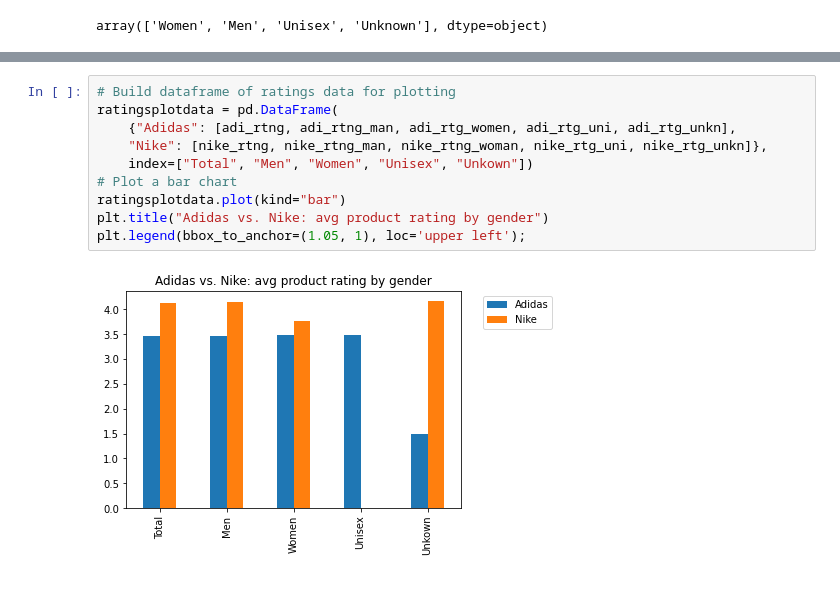
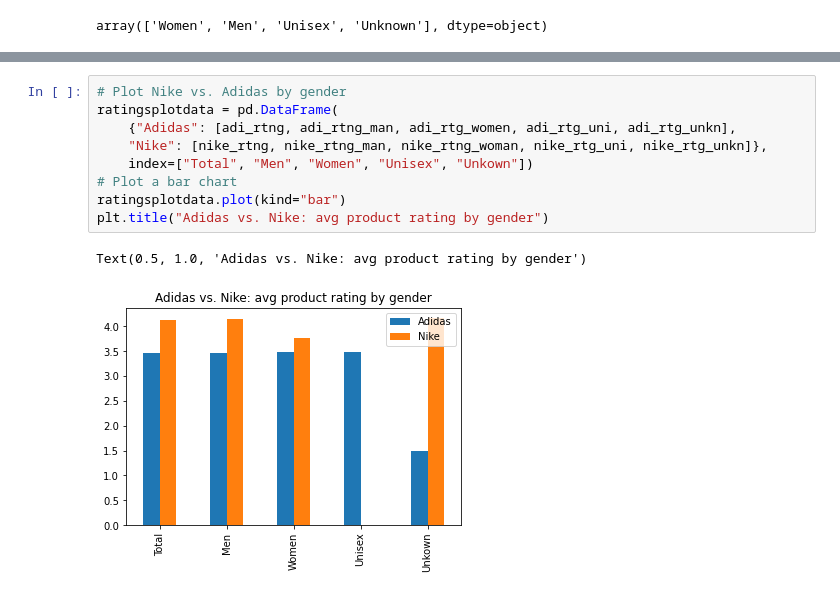
Before and after one commit to abgarberpaul/Nike-vs-Adidas, a Jupyter notebook: AHF_Data_Exploration.ipynb, the cells around one changed output, grey strips where cells are left out. Drawn from its saved outputs; the diff is of its cells as text.

Commit message:
gender rating chart

```diff
--- a/AHF_Data_Exploration.ipynb
+++ b/AHF_Data_Exploration.ipynb
@@ -198,12 +145,12 @@ nike_rtg_unkn
 # %%
-# Build dataframe of ratings data for plotting
+# Plot Nike vs. Adidas by gender
 ratingsplotdata = pd.DataFrame(
     {"Adidas": [adi_rtng, adi_rtng_man, adi_rtg_women, adi_rtg_uni, adi_rtg_unkn],
     "Nike": [nike_rtng, nike_rtng_man, nike_rtng_woman, nike_rtg_uni, nike_rtg_unkn]},
     index=["Total", "Men", "Women", "Unisex", "Unkown"])
 # Plot a bar chart
 ratingsplotdata.plot(kind="bar")
 plt.title("Adidas vs. Nike: avg product rating by gender")
-plt.legend(bbox_to_anchor=(1.05, 1), loc='upper left');
 # %% [output]
+Text(0.5, 1.0, 'Adidas vs. Nike: avg product rating by gender')
-[figure, old version]
+[figure, new version]
```
Also changed, not shown: parts of 12 cells of this notebook.
